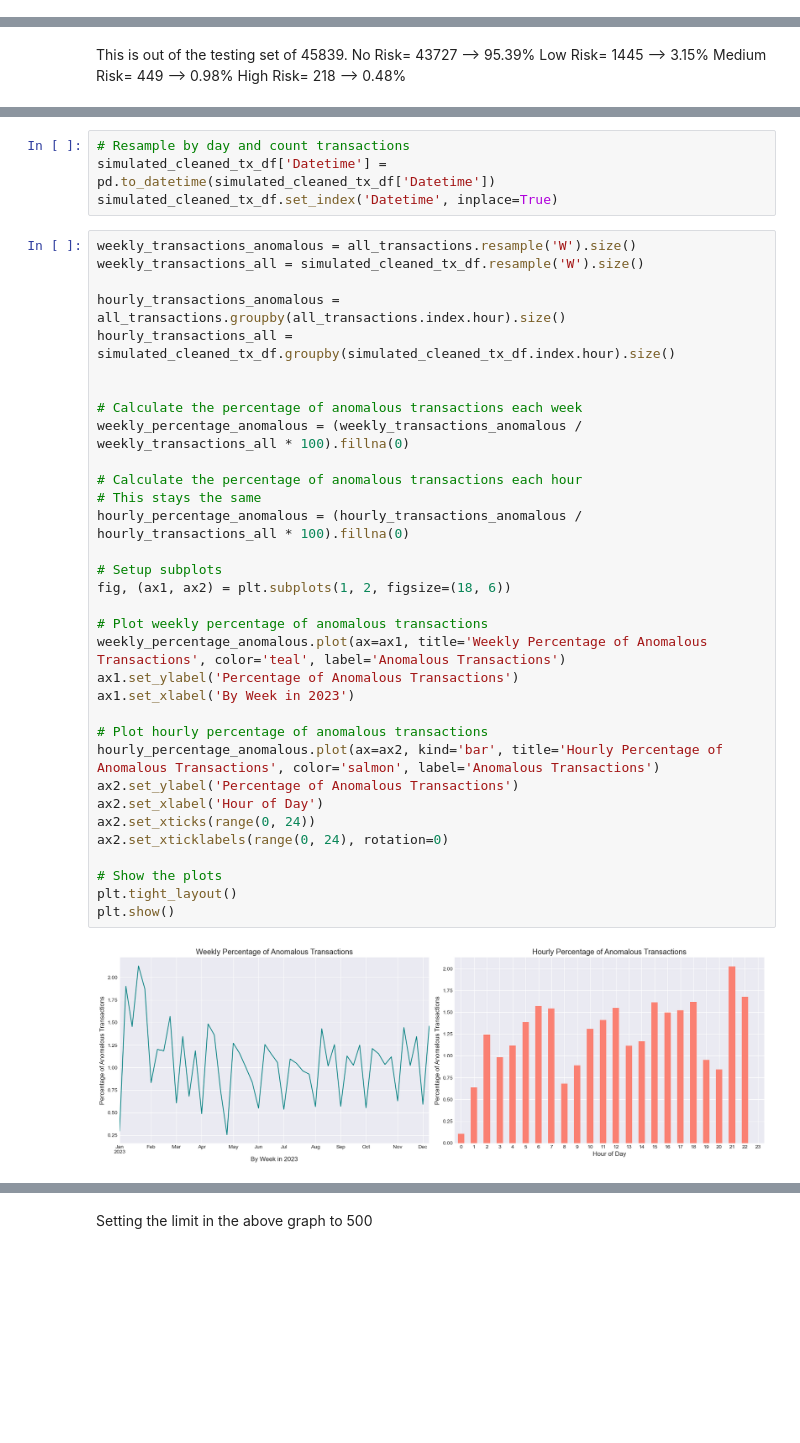
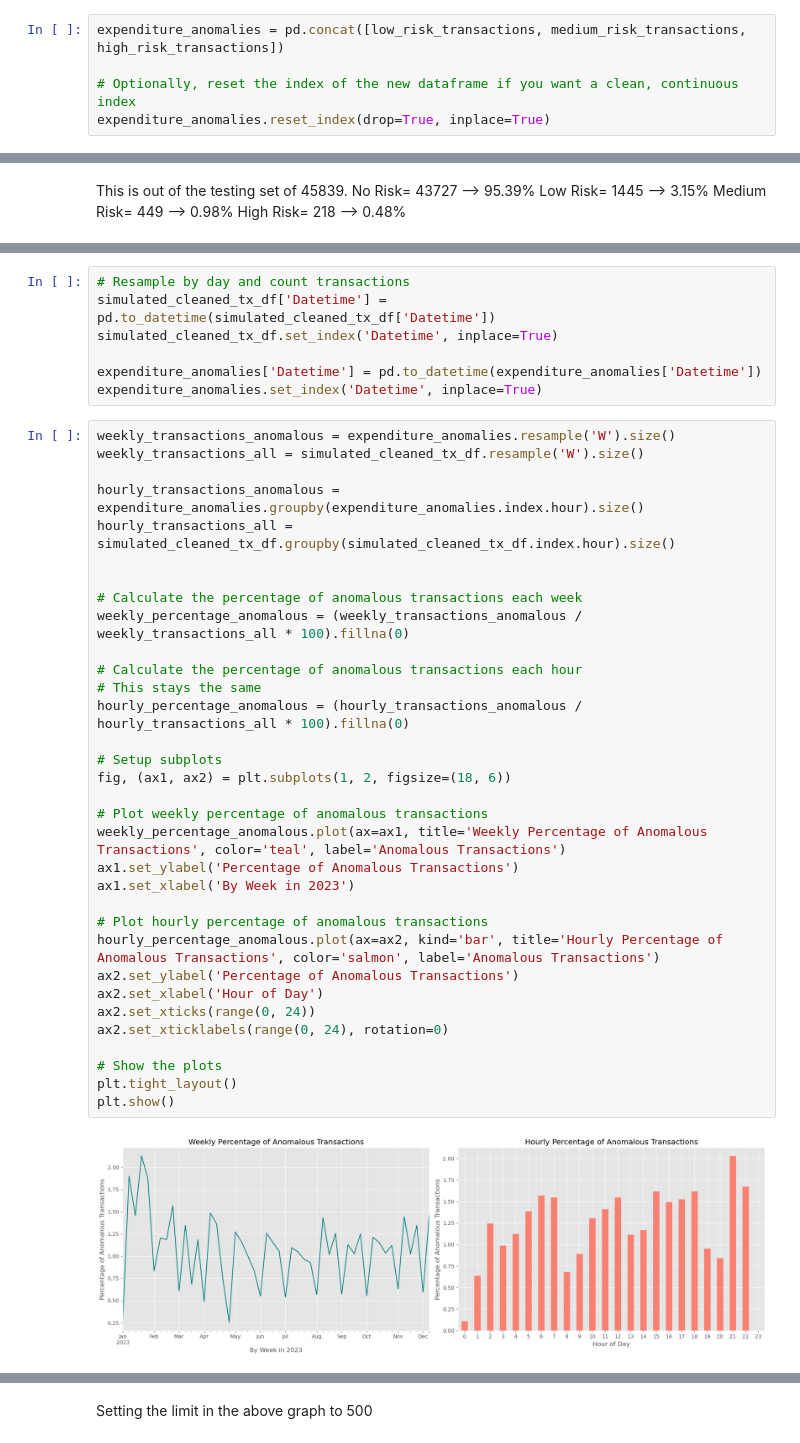
Before and after one commit to UoB-DSMP-2023-24/dsmp-2024-group27, a Jupyter notebook: AnomalyDetection/AnomalyDetection-Dataset2-Final .ipynb, the cells around one changed output, grey strips where cells are left out. Saved outputs shown, nothing was run; the diff lists cells and outputs as text; blank space fills up the shorter version.

Commit message:
small updates cleaning up the notebooks

```diff
--- a/AnomalyDetection/AnomalyDetection-Dataset2-Final .ipynb
+++ b/AnomalyDetection/AnomalyDetection-Dataset2-Final .ipynb
@@ -398,6 +398,11 @@ low_risk_transactions = testing_transactions[testing_transactions['risk_level']
 medium_risk_transactions = testing_transactions[testing_transactions['risk_level'] == 'Medium Risk']
 
 high_risk_transactions = testing_transactions[testing_transactions['risk_level'] == 'High Risk']
+# %%
+expenditure_anomalies = pd.concat([low_risk_transactions, medium_risk_transactions, high_risk_transactions])
+
+# Optionally, reset the index of the new dataframe if you want a clean, continuous index
+expenditure_anomalies.reset_index(drop=True, inplace=True)
 # %%
 testing_transactions_expenditures= testing_transactions[testing_transactions['Amount']< 0]
 testing_transactions_expenditures["Amount"] = testing_transactions_expenditures["Amount"].abs()
@@ -518,41 +539,44 @@ High Risk= 218 --> 0.48%
 # Resample by day and count transactions
 simulated_cleaned_tx_df['Datetime'] = pd.to_datetime(simulated_cleaned_tx_df['Datetime'])
 simulated_cleaned_tx_df.set_index('Datetime', inplace=True)
+
+expenditure_anomalies['Datetime'] = pd.to_datetime(expenditure_anomalies['Datetime'])
+expenditure_anomalies.set_index('Datetime', inplace=True)
 # %%
-weekly_transactions_anomalous = all_transactions.resample('W').size()
+weekly_transactions_anomalous = expenditure_anomalies.resample('W').size()
 weekly_transactions_all = simulated_cleaned_tx_df.resample('W').size()
 
-hourly_transactions_anomalous = all_transactions.groupby(all_transactions.index.hour).size()
+hourly_transactions_anomalous = expenditure_anomalies.groupby(expenditure_anomalies.index.hour).size()
 hourly_transactions_all = simulated_cleaned_tx_df.groupby(simulated_cleaned_tx_df.index.hour).size()
 
 
 # Calculate the percentage of anomalous transactions each week
 weekly_percentage_anomalous = (weekly_transactions_anomalous / weekly_transactions_all * 100).fillna(0)
 
 # Calculate the percentage of anomalous transactions each hour
 # This stays the same
 hourly_percentage_anomalous = (hourly_transactions_anomalous / hourly_transactions_all * 100).fillna(0)
 
 # Setup subplots
 fig, (ax1, ax2) = plt.subplots(1, 2, figsize=(18, 6))
 
 # Plot weekly percentage of anomalous transactions
 weekly_percentage_anomalous.plot(ax=ax1, title='Weekly Percentage of Anomalous Transactions', color='teal', label='Anomalous Transactions')
 ax1.set_ylabel('Percentage of Anomalous Transactions')
 ax1.set_xlabel('By Week in 2023')
 
 # Plot hourly percentage of anomalous transactions
 hourly_percentage_anomalous.plot(ax=ax2, kind='bar', title='Hourly Percentage of Anomalous Transactions', color='salmon', label='Anomalous Transactions')
 ax2.set_ylabel('Percentage of Anomalous Transactions')
 ax2.set_xlabel('Hour of Day')
 ax2.set_xticks(range(0, 24))
 ax2.set_xticklabels(range(0, 24), rotation=0)
 
 # Show the plots
 plt.tight_layout()
 plt.show()
 # %% [output]
-[figure, old version]
+[figure, new version]
 # %%
 plt.figure(figsize=(12, 7))  # Set the figure size
 
```
Also changed, not shown: parts of 5 cells of this notebook, 5 other files.
